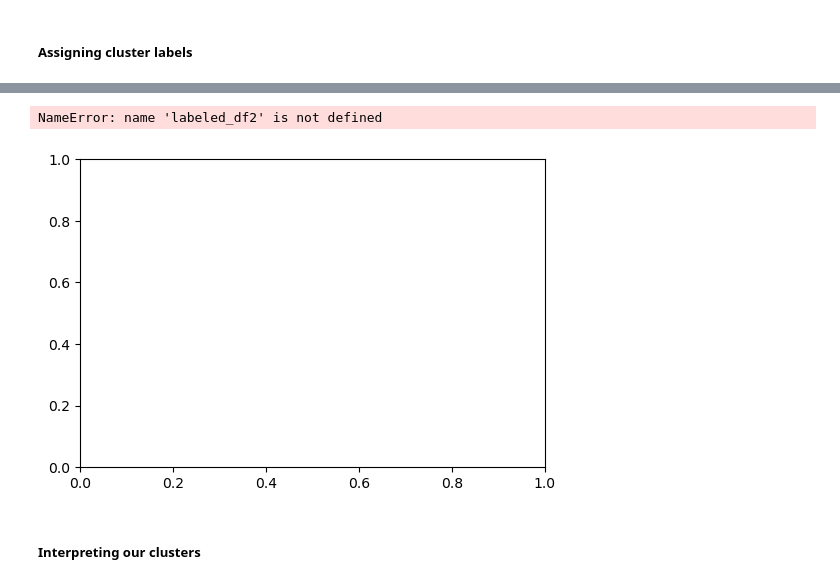
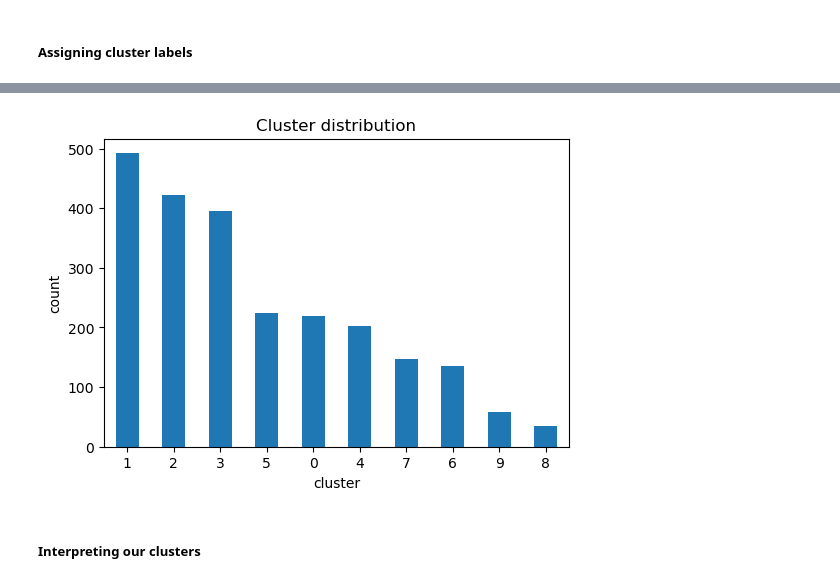
Before and after one commit to wayneflossien/102-final-project, a Jupyter notebook: 102-final_project.ipynb, the cells around one changed output, grey strips where cells are left out. Saved outputs shown, nothing was run; the diff lists cells and outputs as text; code cells hidden in the pictures.

Commit message:
Add files via upload
cleaned clustering and added association rules

```diff
--- a/102-final_project.ipynb
+++ b/102-final_project.ipynb
@@ -444,0 +451,3 @@ Name: proportion, dtype: float64
+# %%
+df_encoded = pd.get_dummies(df, columns=['Genre'])
+df_encoded
@@ -444,0 +468,4 @@ Name: proportion, dtype: float64
+# %%
+# Drop the categorical columns since this can't be scaled
+df_cluster = df_encoded.drop(['Title','Certificates'], axis=1)
+df_cluster
@@ -566,14 +627,14 @@ Based on the findings, the optimal number of clusters k is 14. This conclusion i
 ##### Assigning cluster labels
 # %%
 # Cluster using K-means
-k = 14
+k = 10
 km = KMeans(n_clusters=k, random_state=42)
-km.fit(scaled_df3)
-labels = km.predict(scaled_df3)
+km.fit(df_scaled)
+labels = km.predict(df_scaled)
 
 # Create new dataframe with features and labels
-labeled_df2 = encoded_df2.copy()
-labeled_df2['cluster'] = labels
+df_labeled = df_encoded.copy()
+df_labeled['cluster'] = labels
 
-labeled_df2
+df_labeled
 # %% [output]
@@ -581,14 +654,13 @@ NameError: name 'scaled_df3' is not defined
 # %%
 fig, ax = plt.subplots(1,1, figsize=(6,4), dpi=100)
-labeled_df2['cluster'].value_counts().plot(kind='bar', ax=ax)
+df_labeled['cluster'].value_counts().plot(kind='bar', ax=ax)
 plt.xticks(rotation=0)
 plt.ylabel('count')
 plt.xlabel('cluster')
 plt.title('Cluster distribution')
 plt.show()
 # %% [output]
-NameError: name 'labeled_df2' is not defined
-[figure, old version]
+[figure, new version]
 # %% [markdown]
 ##### Interpreting our clusters
 # %%
```
Also changed, not shown: parts of 47 cells of this notebook.
